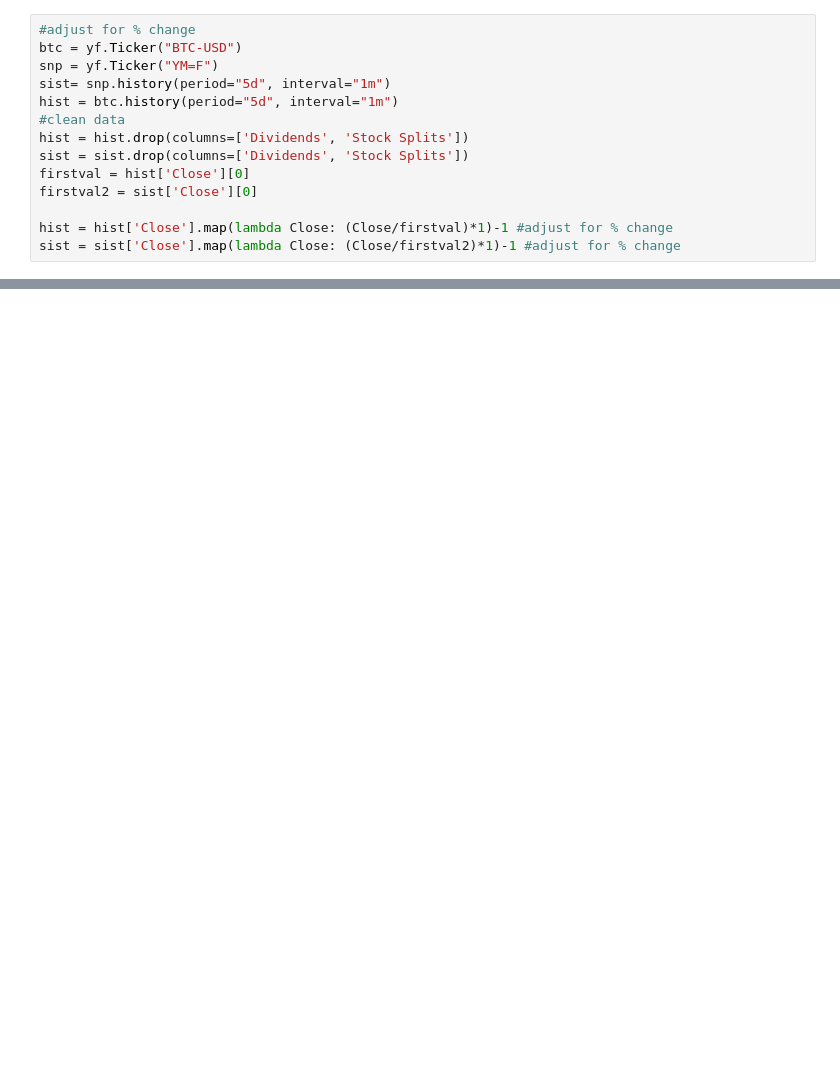
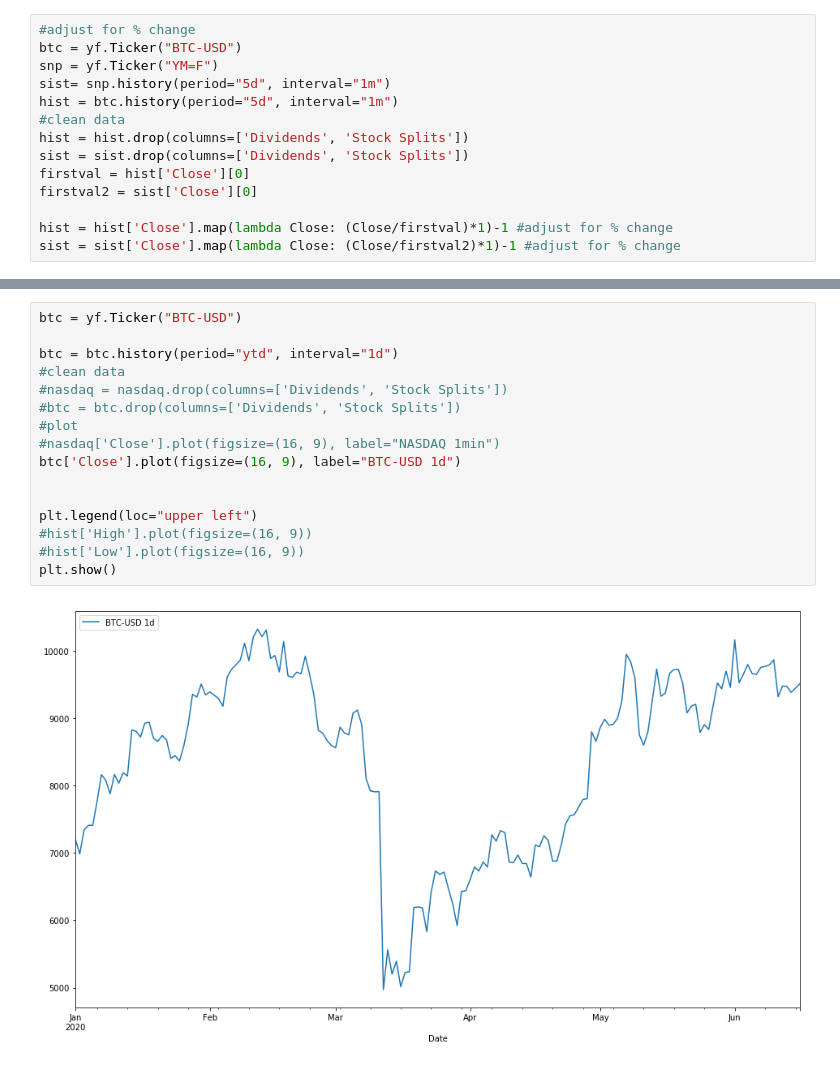
Before and after one commit to spookiestevie/data-processing, a Jupyter notebook: bitcoin price data/bitcoin-price.ipynb, the cells around one changed output, grey strips where cells are left out. Drawn from its saved outputs; the diff is of its cells as text; blank space fills up the shorter version.

```diff
--- a/bitcoin price data/bitcoin-price.ipynb
+++ b/bitcoin price data/bitcoin-price.ipynb
@@ -121,0 +141,18 @@ plt.show()
+# %%
+btc = yf.Ticker("BTC-USD")
+
+btc = btc.history(period="ytd", interval="1d")
+#clean data
+#nasdaq = nasdaq.drop(columns=['Dividends', 'Stock Splits'])
+#btc = btc.drop(columns=['Dividends', 'Stock Splits'])
+#plot
+#nasdaq['Close'].plot(figsize=(16, 9), label="NASDAQ 1min")
+btc['Close'].plot(figsize=(16, 9), label="BTC-USD 1d")
+
+
+plt.legend(loc="upper left")
+#hist['High'].plot(figsize=(16, 9))
+#hist['Low'].plot(figsize=(16, 9))
+plt.show()
+# %% [output]
+[figure, added]
```
Also changed, not shown: parts of 19 cells of this notebook, 1 other file.
